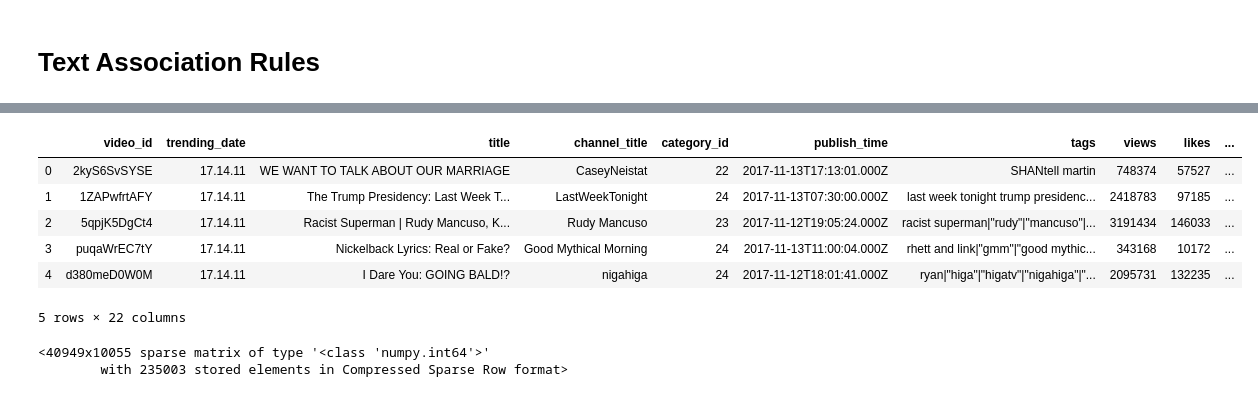
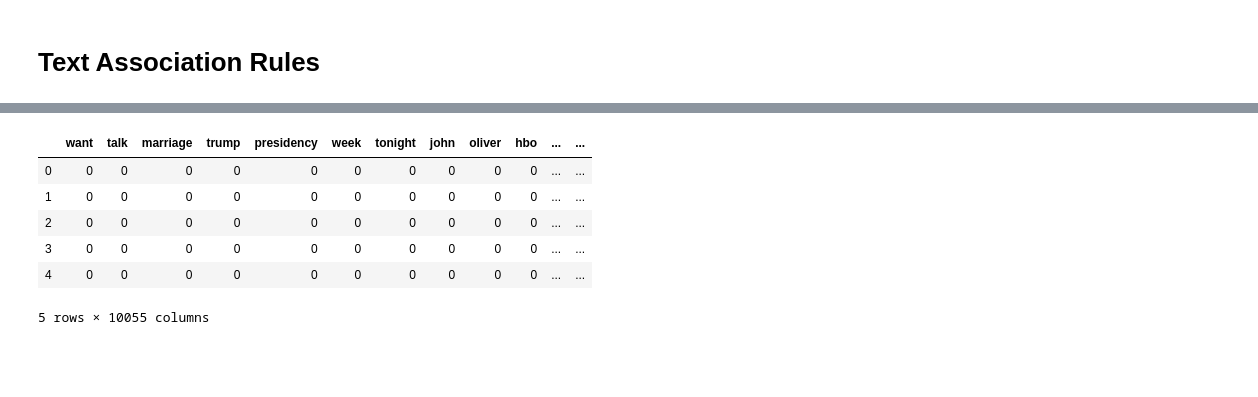
Before and after one commit to run-cmw/trending-yt-vids-api, a Jupyter notebook: project/time_association.ipynb, the cells around one changed output, grey strips where cells are left out. Saved outputs shown, nothing was run; the diff lists cells and outputs as text; code cells hidden in the pictures; blank space fills up the shorter version.

Commit message:
complete all work and viz, only exports needed

```diff
--- a/project/time_association_geo.ipynb
+++ b/project/time_association.ipynb
@@ -619,0 +623,5 @@ cat_trend(df_us, us_cats)
+# %%
+# Create CountVectorizer with binary attribute set to T for only 0/1 values instead of actual counts
+cv = CountVectorizer(binary=True, stop_words="english")
+vectorized = cv.fit_transform(df_us["title"])
+vectorized
@@ -620,18 +655,12 @@ cat_trend(df_us, us_cats)
+# %%
+df_vector = pd.DataFrame(vectorized.A, columns=cv.vocabulary_)
 # %%
-df_us.head()
+df_vector.head()
 # %% [output]
-|  | video_id | trending_date | title | channel_title | category_id | publish_time | tags | views | likes | ... |
-| 0 | 2kyS6SvSYSE | 17.14.11 | WE WANT TO TALK ABOUT OUR MARRIAGE | CaseyNeistat | 22 | 2017-11-13T17:13:01.000Z | SHANtell martin | 748374 | 57527 | ... |
-| 1 | 1ZAPwfrtAFY | 17.14.11 | The Trump Presidency: Last Week T... | LastWeekTonight | 24 | 2017-11-13T07:30:00.000Z | last week tonight trump presidenc... | 2418783 | 97185 | ... |
-| 2 | 5qpjK5DgCt4 | 17.14.11 | Racist Superman | Rudy Mancuso, K... | Rudy Mancuso | 23 | 2017-11-12T19:05:24.000Z | racist superman|"rudy"|"mancuso"|... | 3191434 | 146033 | ... |
-| 3 | puqaWrEC7tY | 17.14.11 | Nickelback Lyrics: Real or Fake? | Good Mythical Morning | 24 | 2017-11-13T11:00:04.000Z | rhett and link|"gmm"|"good mythic... | 343168 | 10172 | ... |
-| 4 | d380meD0W0M | 17.14.11 | I Dare You: GOING BALD!? | nigahiga | 24 | 2017-11-12T18:01:41.000Z | ryan|"higa"|"higatv"|"nigahiga"|"... | 2095731 | 132235 | ... |
+|  | want | talk | marriage | trump | presidency | week | tonight | john | oliver | hbo | ... | ... |
+| 0 | 0 | 0 | 0 | 0 | 0 | 0 | 0 | 0 | 0 | 0 | ... | ... |
+| 1 | 0 | 0 | 0 | 0 | 0 | 0 | 0 | 0 | 0 | 0 | ... | ... |
+| 2 | 0 | 0 | 0 | 0 | 0 | 0 | 0 | 0 | 0 | 0 | ... | ... |
+| 3 | 0 | 0 | 0 | 0 | 0 | 0 | 0 | 0 | 0 | 0 | ... | ... |
+| 4 | 0 | 0 | 0 | 0 | 0 | 0 | 0 | 0 | 0 | 0 | ... | ... |
-5 rows × 22 columns
+5 rows × 10055 columns
-# %%
-# Pre-process text
-cv = CountVectorizer(binary=True, stop_words="english")
-count_vector = cv.fit_transform(df_us["title"])
-count_vector
-# %% [output]
-<40949x10055 sparse matrix of type '<class 'numpy.int64'>'
-        with 235003 stored elements in Compressed Sparse Row format>
```
Also changed, not shown: parts of 28 cells of this notebook, 2 other files.
